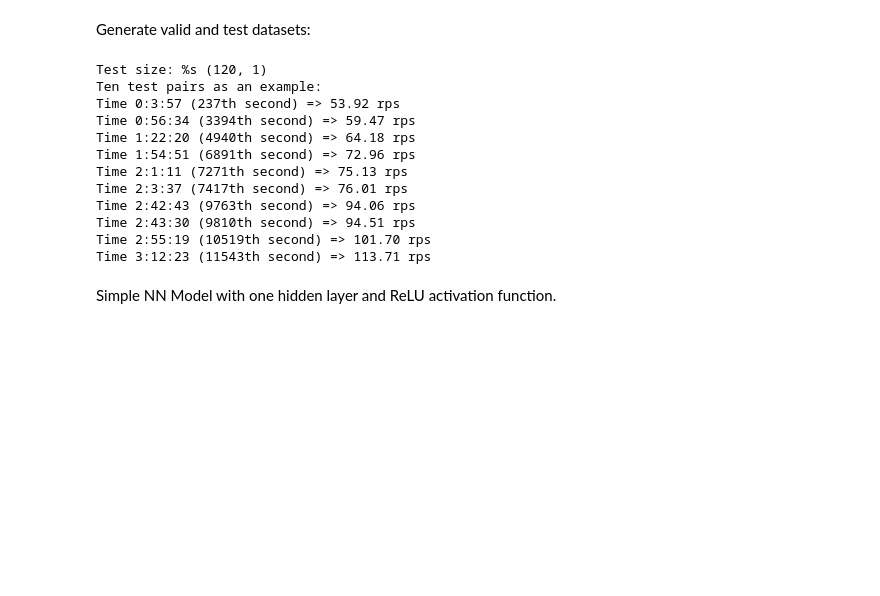
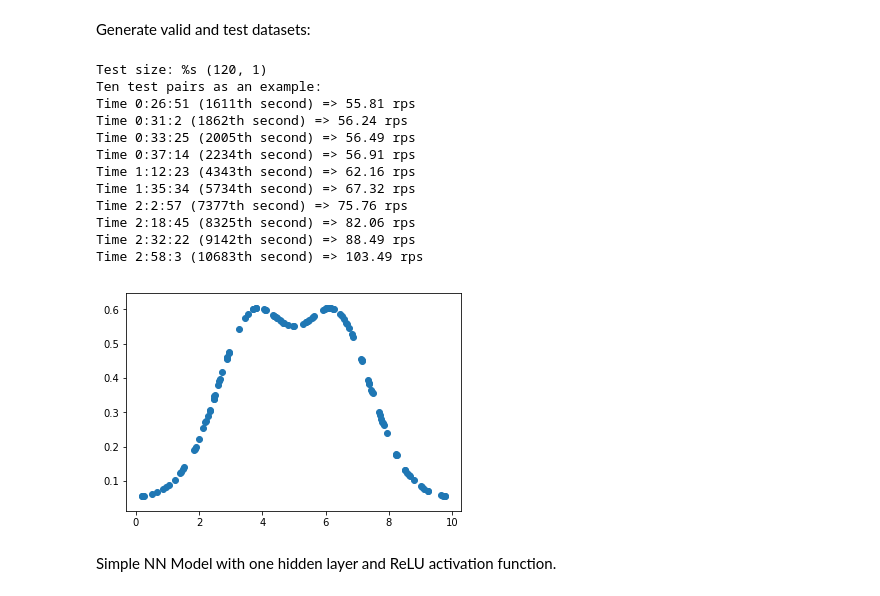
Before and after one commit to gafrom/udacity-deep_learning, a Jupyter notebook: hightime.ipynb, the cells around one changed output. Cells and saved outputs as stored; diff of their text form; code cells hidden in the pictures; blank space fills up the shorter version.

```diff
--- a/hightime.ipynb
+++ b/hightime.ipynb
@@ -87,31 +87,35 @@ Generate valid and test datasets:
 # %%
 generator = BatchGenerator(120)
 
 # Test dataset
 test_dataset, test_labels = generator.spit()
 # sort it for a nice view
 sorting = np.array([test_dataset, test_labels]).reshape(2, -1).T
 sorting = sorting[np.argsort(sorting[:, 0])]
 test_dataset, test_labels = sorting.T.reshape(2, -1, 1)
 
 print('Test size: %s', test_dataset.shape)
 print('Ten test pairs as an example:')
 
 for sec, label in list(zip(test_dataset, test_labels))[:10]:
   print('Time %s => %03.2f rps' % (squashed_secs_to_string(sec), squashed_label_to_label(label)))
+
+plt.scatter(test_dataset, test_labels)
+plt.show()
 # %% [output]
 Test size: %s (120, 1)
 Ten test pairs as an example:
-Time 0:3:57 (237th second) => 53.92 rps
-Time 0:56:34 (3394th second) => 59.47 rps
-Time 1:22:20 (4940th second) => 64.18 rps
-Time 1:54:51 (6891th second) => 72.96 rps
-Time 2:1:11 (7271th second) => 75.13 rps
-Time 2:3:37 (7417th second) => 76.01 rps
-Time 2:42:43 (9763th second) => 94.06 rps
-Time 2:43:30 (9810th second) => 94.51 rps
-Time 2:55:19 (10519th second) => 101.70 rps
-Time 3:12:23 (11543th second) => 113.71 rps
+Time 0:26:51 (1611th second) => 55.81 rps
+Time 0:31:2 (1862th second) => 56.24 rps
+Time 0:33:25 (2005th second) => 56.49 rps
+Time 0:37:14 (2234th second) => 56.91 rps
+Time 1:12:23 (4343th second) => 62.16 rps
+Time 1:35:34 (5734th second) => 67.32 rps
+Time 2:2:57 (7377th second) => 75.76 rps
+Time 2:18:45 (8325th second) => 82.06 rps
+Time 2:32:22 (9142th second) => 88.49 rps
+Time 2:58:3 (10683th second) => 103.49 rps
+[figure, added]
 # %% [markdown]
 Simple NN Model with one hidden layer and ReLU activation function.
 # %%
```
Also changed, not shown: parts of 4 cells of this notebook.
